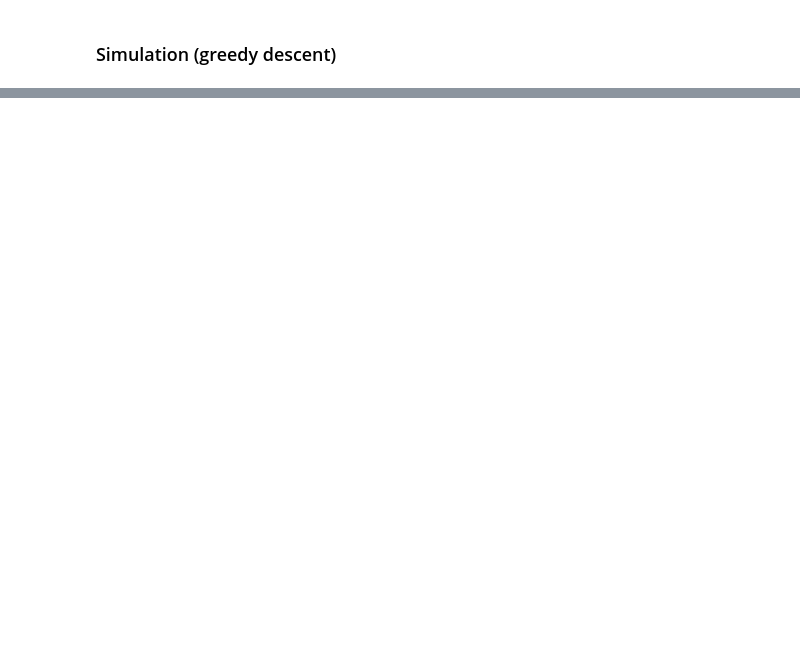
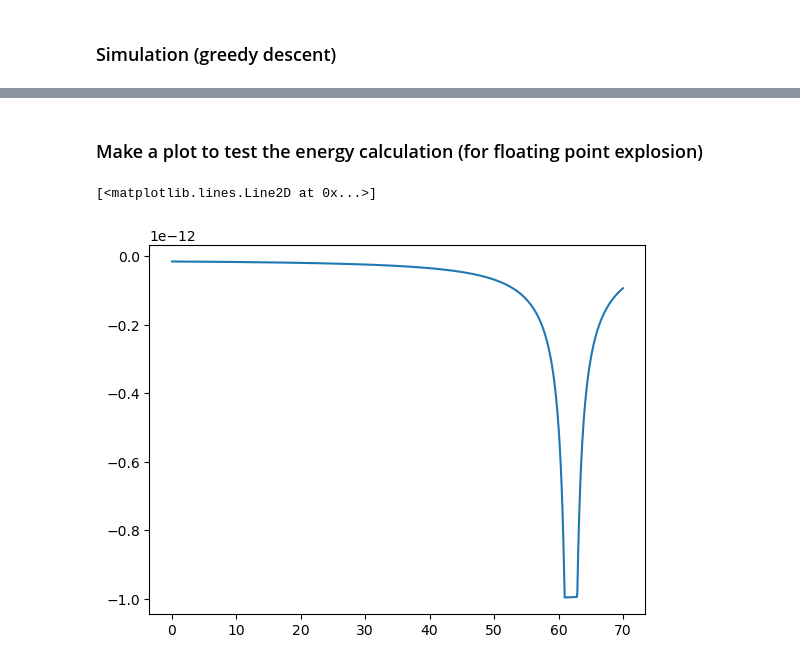
Before and after one commit to dymc9548/Magnetic-actuator-simulation, a Jupyter notebook: initial_Visualization.ipynb, the cells around one changed output, grey strips where cells are left out. Drawn from its saved outputs; the diff is of its cells as text; code cells hidden in the pictures; blank space fills up the shorter version.

```diff
--- a/initial_Visualization.ipynb
+++ b/initial_Visualization.ipynb
@@ -113,0 +115,14 @@ vis.shapeplots(shape_arr_sim, linelist, mag_vecs = patch_arr_sim)
+# %% [markdown]
+### Make a plot to test the energy calculation (for floating point explosion)
+# %%
+angles = np.linspace(0,70,1000)
+hingechoice = 0
+E = []
+for angle in angles:
+    patch_arr_new, shape_arr_new, hinge_vec_new, hinge_loc_new = vis.rotate_once(patch_arr,shape_arr,linelist,hinge_vec,hingechoice, hinge_loc, angle, patch_num)
+    E.append(vis.energy_math(patch_arr_new,mask_arr, v_xmat, h_xmat, v_ymat, h_ymat,Ml_mat))
+# %%
+plt.plot(angles,E)
+# %% [output]
+[<matplotlib.lines.Line2D at 0x...>]
+[figure, added]
```
Also changed, not shown: parts of 9 cells of this notebook, 1 other file.
